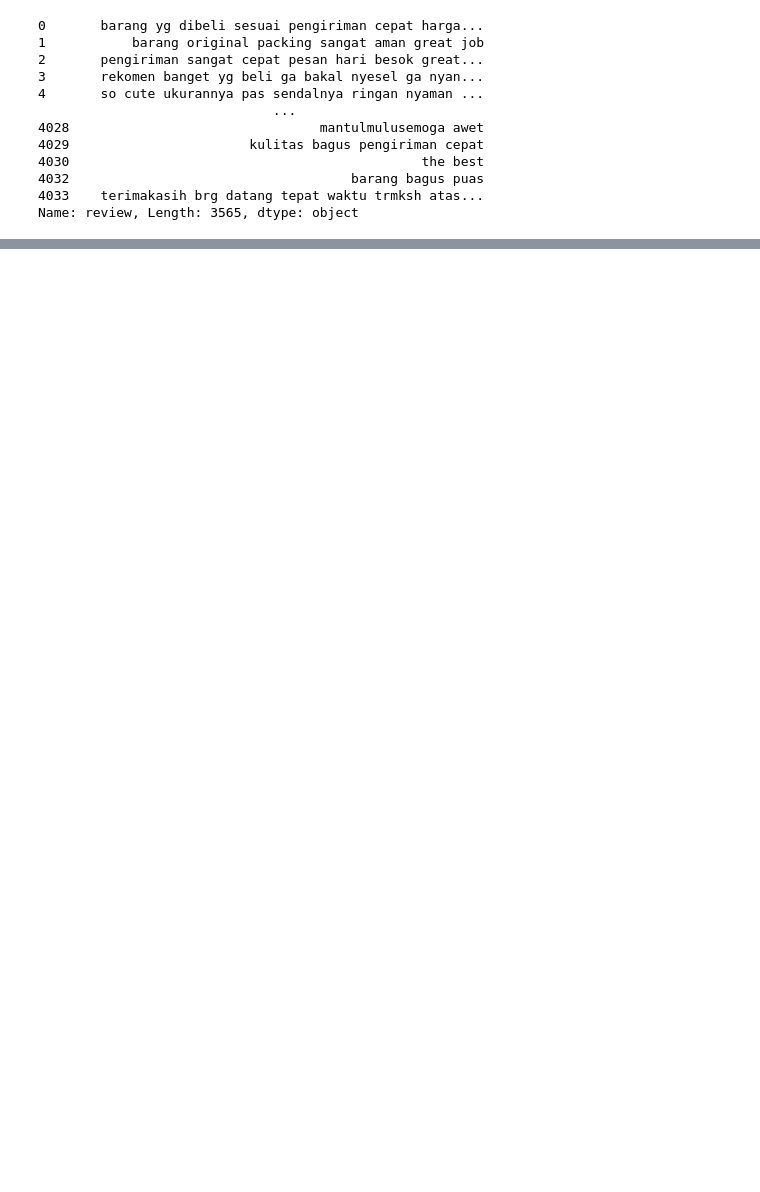
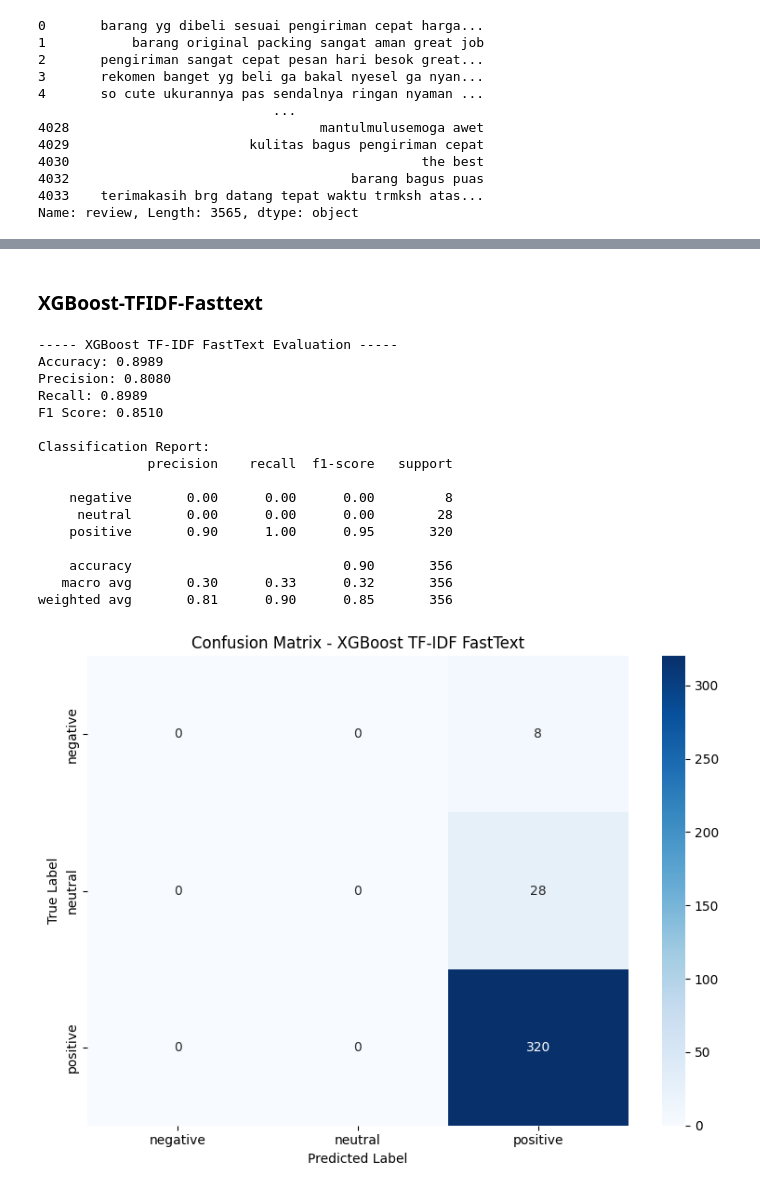
Before and after one commit to zeerafle/product-sentiment, a Jupyter notebook: notebook.ipynb, the cells around one changed output, grey strips where cells are left out. Saved outputs shown, nothing was run; the diff lists cells and outputs as text; code cells hidden in the pictures; blank space fills up the shorter version.

```diff
--- a/notebook.ipynb
+++ b/notebook.ipynb
@@ -410,0 +598,5 @@ ft.get_word_vector('yg')
+# %%
+X_train_tfidf_ft = np.array([get_document_vector_tfidf(review) for review in X_train])
+X_val_tfidf_ft = np.array([get_document_vector_tfidf(review) for review in X_val])
+X_test_tfidf_ft = np.array([get_document_vector_tfidf(review) for review in X_test])
+X_train_tfidf_ft.shape, X_val_tfidf_ft.shape, X_test_tfidf_ft.shape
@@ -410,0 +915,22 @@ ft.get_word_vector('yg')
+# %% [markdown]
+### XGBoost-TFIDF-Fasttext
+# %%
+evaluate_model('XGBoost TF-IDF FastText', xgb_tfidf_ft, X_test_tfidf_ft, y_test)
+# %% [output]
+----- XGBoost TF-IDF FastText Evaluation -----
+Accuracy: 0.8989
+Precision: 0.8080
+Recall: 0.8989
+F1 Score: 0.8510
+
+Classification Report:
+              precision    recall  f1-score   support
+
+    negative       0.00      0.00      0.00         8
+     neutral       0.00      0.00      0.00        28
+    positive       0.90      1.00      0.95       320
+
+    accuracy                           0.90       356
+   macro avg       0.30      0.33      0.32       356
+weighted avg       0.81      0.90      0.85       356
+[figure, added]
```
Also changed, not shown: parts of 80 cells of this notebook, 3 other files.
